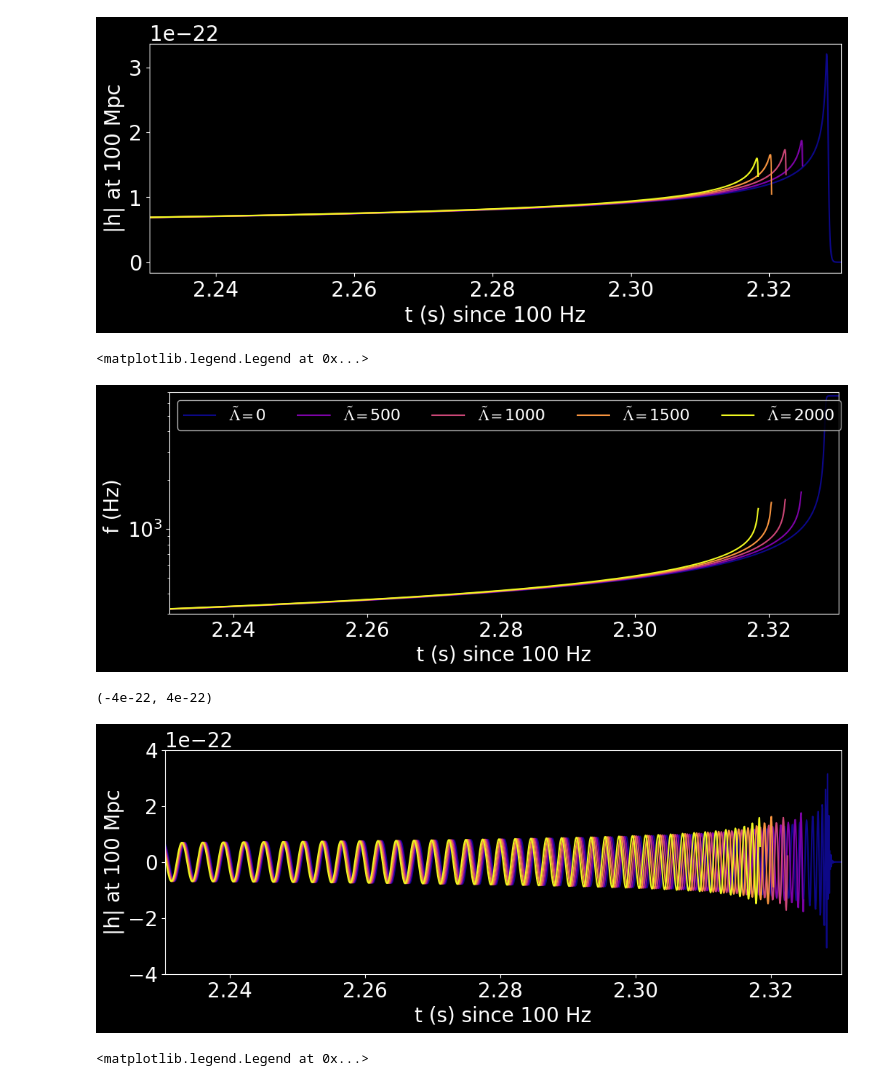
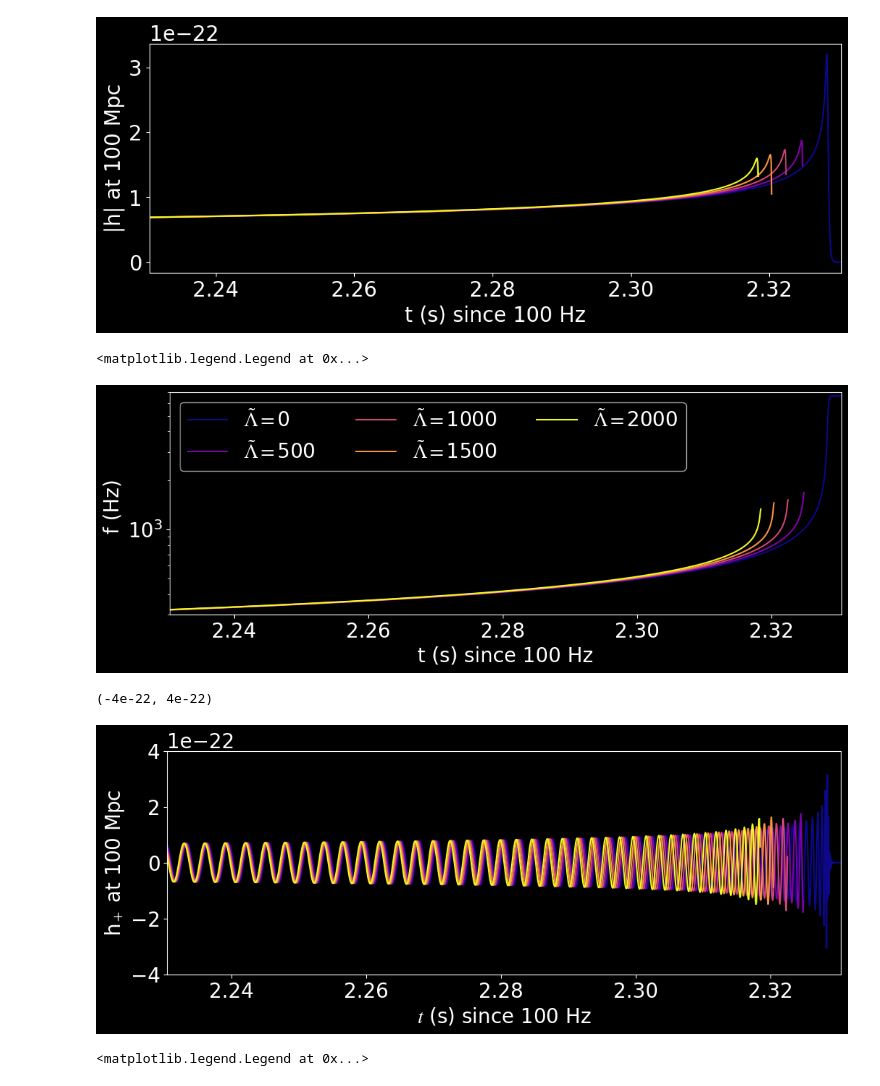
Before and after one commit to jsread/APSPlots2024, a Jupyter notebook: Read_APS_Plots_2024.ipynb, the cells around one changed output. Saved outputs shown, nothing was run; the diff lists cells and outputs as text; code cells hidden in the pictures.

```diff
--- a/Read_APS_Plots_2024.ipynb
+++ b/Read_APS_Plots_2024.ipynb
@@ -923,18 +891,18 @@ plt.xlim (endtime-0.1, endtime)
 # %%
 fig1, sp1 = plt.subplots(1, 1, figsize=(12,4))
 
 for lambdaval, color in zip(lambda_list,lambda_color):
     plt.semilogy(TEOBModels[lambdaval]['time'] - TEOBModels[lambdaval]['tref'],
                 TEOBModels[lambdaval]['freq'], label=r'$\tilde\Lambda=$'+str(lambdaval),color = color
     )
-plt.xlabel('t (s) since 100 Hz')
-plt.ylabel('f (Hz) ')
+plt.xlabel(r't (s) since 100 Hz')
+plt.ylabel(r'f (Hz) ')
 plt.ylim(300,7000)
 plt.xlim (endtime-0.1, endtime)
-plt.legend(loc="upper left", ncol=len(lambda_list),fontsize=16)
+plt.legend(loc="upper left", ncol=3)
 # %% [output]
 <matplotlib.legend.Legend at 0x...>
-[figure, old version]
+[figure, new version]
 # %%
 fig1, sp1 = plt.subplots(1, 1, figsize=(12,4))
 
@@ -943,14 +911,14 @@ for lambdaval, color in zip(lambda_list,lambda_color):
                 TEOBModels[lambdaval]['strain_plus'], label=r'$\tilde\Lambda=$'+str(lambdaval),
              color = color
     )
-plt.xlabel('t (s) since 100 Hz')
-plt.ylabel('|h| at 100 Mpc')
+plt.xlabel(r'$t$ (s) since 100 Hz')
+plt.ylabel(r'h$_+$ at 100 Mpc')
 plt.xlim (endtime-0.1, endtime)
 plt.ylim(-4e-22,4e-22)
 #plt.legend(loc="lower center", ncol=len(lambda_list),fontsize=16)
 # %% [output]
 (-4e-22, 4e-22)
-[figure, old version]
+[figure, new version]
 # %%
 fig1, sp1 = plt.subplots(1, 1, figsize=(12,4))
 
```
Also changed, not shown: parts of 13 cells of this notebook.
